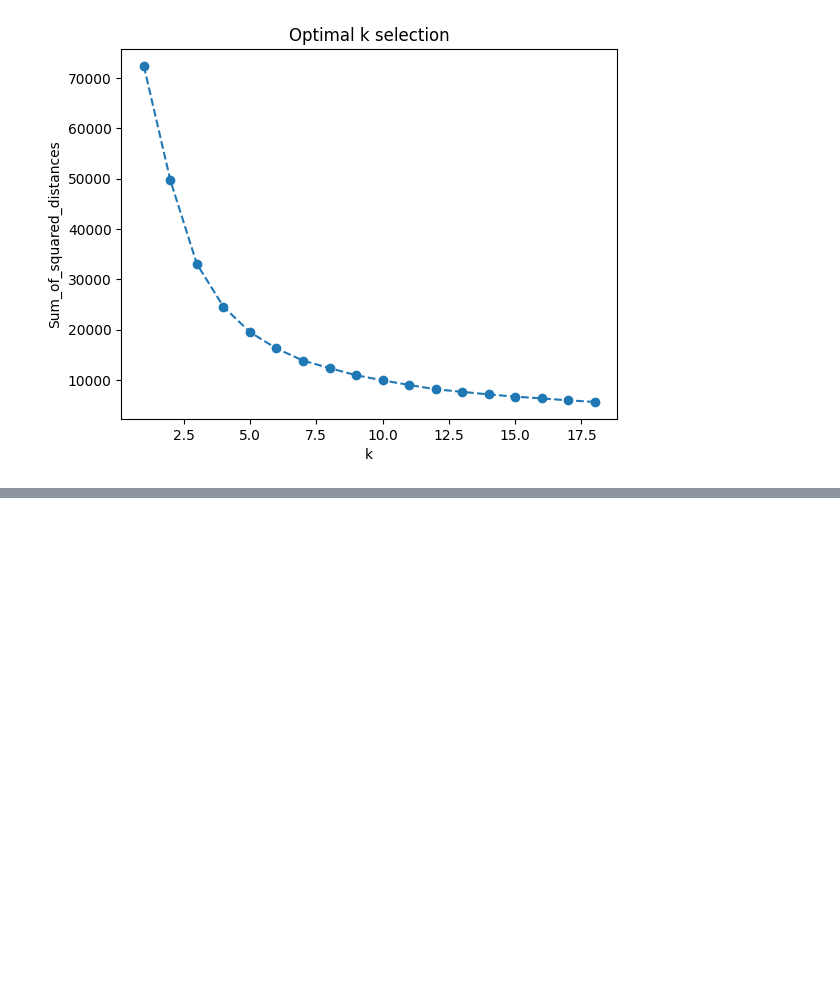
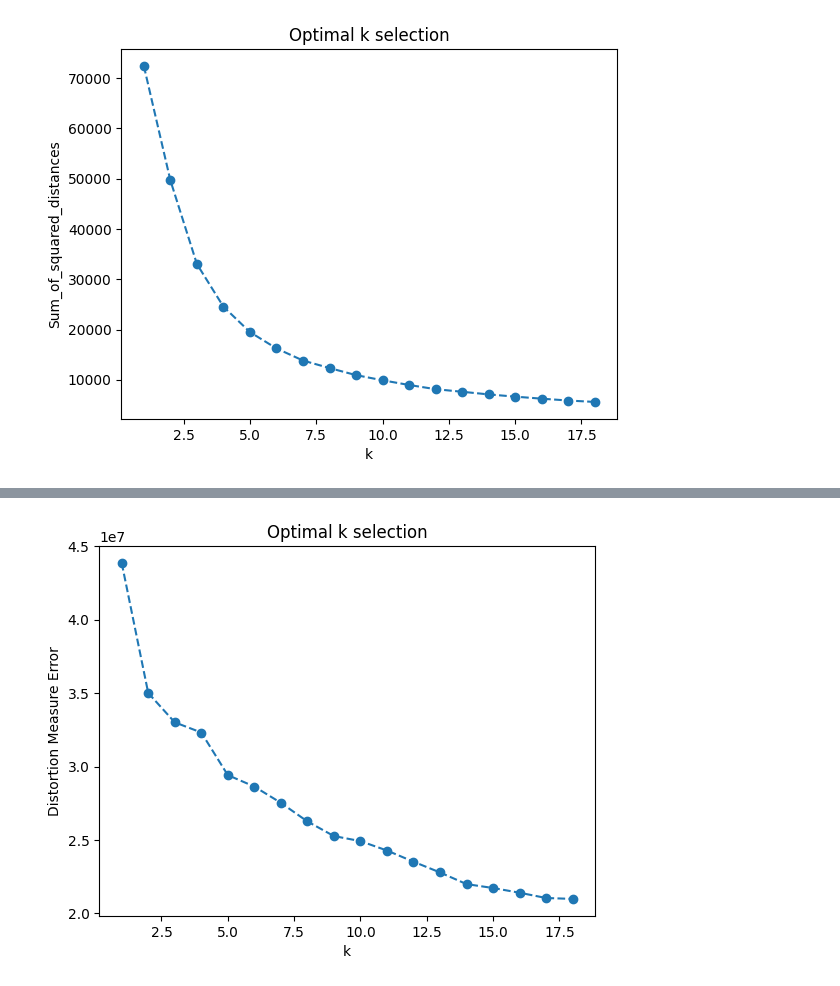
Before and after one commit to mtang24/card_clusters, a Jupyter notebook: Code_groupXXX.ipynb, the cells around one changed output, grey strips where cells are left out. Saved outputs shown, nothing was run; the diff lists cells and outputs as text; code cells hidden in the pictures; blank space fills up the shorter version.

```diff
--- a/Code_groupXXX.ipynb
+++ b/Code_groupXXX.ipynb
@@ -242,0 +255,16 @@ sns.scatterplot(pcs_df, x=0, y=1, hue='pred_labels')
+# %%
+distortion_measure_error = []
+K = range(1,19)
+for k in K:
+    km = KMeans(n_clusters=k, n_init=10)
+    km = km.fit(data)
+    score = distortion_measure(data, km.cluster_centers_)
+    distortion_measure_error.append(score)
+
+plt.plot(K, distortion_measure_error, marker='o', linestyle='--')
+plt.xlabel('k')
+plt.ylabel('Distortion Measure Error')
+plt.title('Optimal k selection')
+plt.show()
+# %% [output]
+[figure, added]
```
Also changed, not shown: parts of 22 cells of this notebook.
